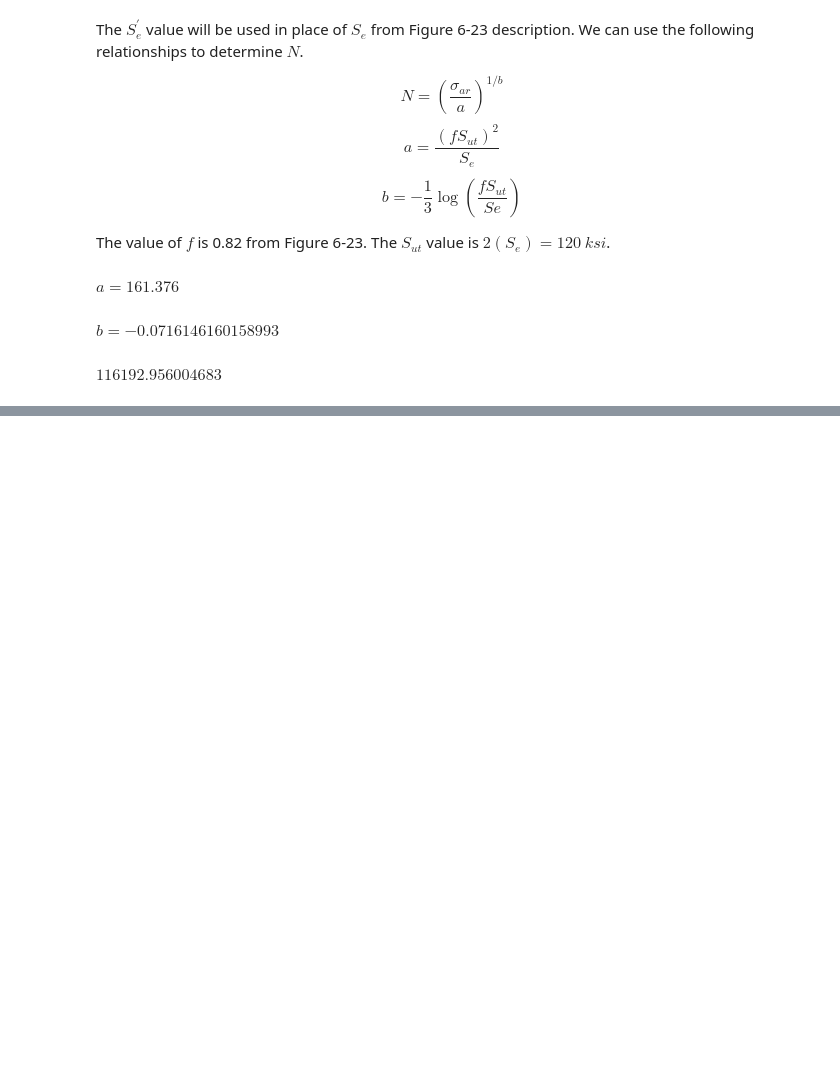
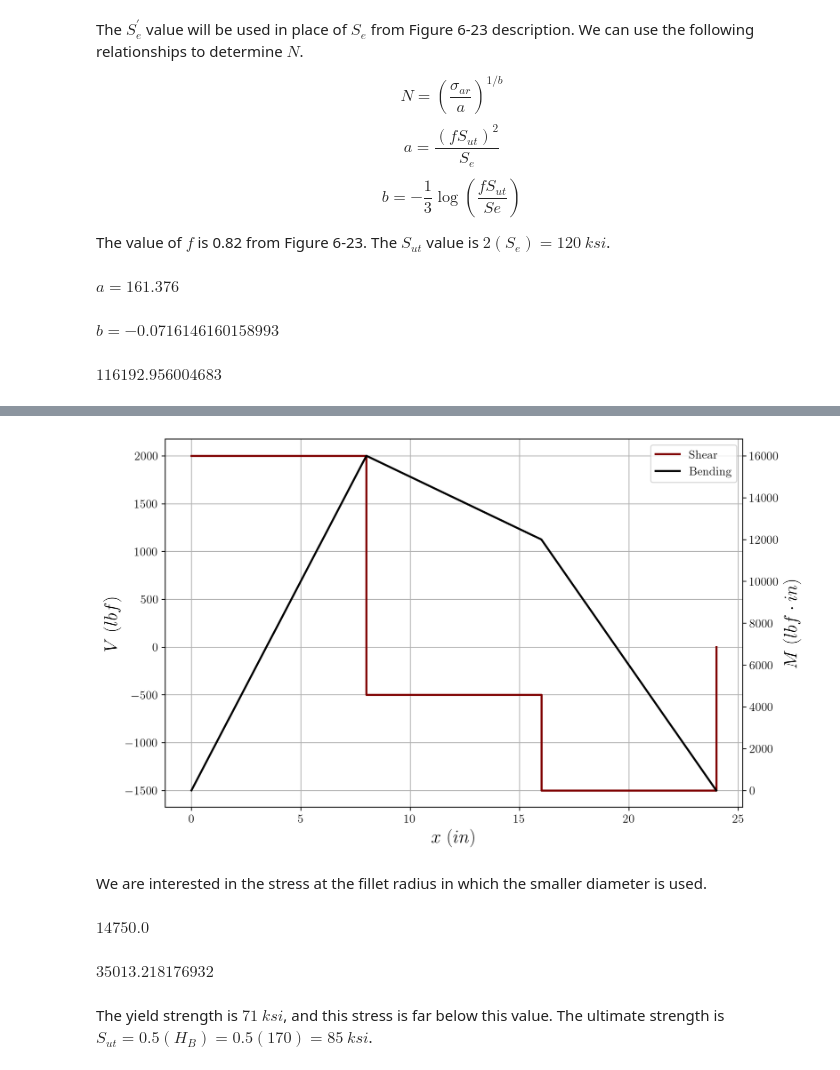
Before and after one commit to gabemorris12/Homework, a Jupyter notebook: Machine Design Homework 4.ipynb, the cells around one changed output, grey strips where cells are left out. Drawn from its saved outputs; the diff is of its cells as text; code cells hidden in the pictures; blank space fills up the shorter version.

```diff
--- a/Machine Design Homework 4.ipynb
+++ b/Machine Design Homework 4.ipynb
@@ -138,0 +153,12 @@ ME 4403 & Homework 4 & Gabe Morris \\
+# %%
+A, B = sp.symbols('A B')
+F1, F2 = 2500, 1000
+
+eq1 = sp.Eq(A + B, F1 + F2)
+eq2 = sp.Eq(B*24 - F1*8 - F2*16, 0)
+
+sol = sp.solve([eq1, eq2], dict=True)[0]
+
+display(eq1, eq2, Markdown('---'))
+for key, value in sol.items():
+    display(sp.Eq(key, value))
@@ -138,0 +171,39 @@ ME 4403 & Homework 4 & Gabe Morris \\
+# %%
+# Plotting Shear and Bending Moment Diagram
+x = [0, 8, 16, 24]
+x_shear = [0, 8, 8, 16, 16, 24, 24]
+V1, V2, V3, V4 = [sol[A], sol[A] - F1, sol[A] - F1 - F2, sol[A] - F1 - F2 + sol[B]]
+V = [V1, V1, V2, V2, V3, V3, V4]
+M = M1, M2, M3, M4 = [0, V1*8, V1*8 + V2*8, V1*8 + V2*8 + V3*8]
+
+fig, ax = plt.subplots()
+ax2 = ax.twinx()
+
+ax.plot(x_shear, V, label='Shear')
+ax2.plot(x, M, color='black', label='Bending')
+ax2.grid(visible=False)
+
+ax.legend(handles=[ax.lines[0], ax2.lines[0]])
+ax.set_xlabel('$x$ ($in$)')
+ax.set_ylabel('$V$ ($lbf$)')
+ax2.set_ylabel(r'$M$ ($lbf\cdot in$)')
+
+plt.show()
+# %% [output]
+[figure, added]
+# %% [markdown]
+We are interested in the stress at the fillet radius in which the smaller diameter is used.
+# %%
+M_mid = (M3 - M2)/8*(sp.S('10.5') - 8) + M2
+M_mid  # in lbf*in
+# %% [output]
+$\displaystyle 14750.0$
+# %%
+c = sp.S('1.625')/2
+I = sp.pi.n()/4*c**4
+sig = M_mid*c/I
+sig  # in psi
+# %% [output]
+$\displaystyle 35013.218176932$
+# %% [markdown]
+The yield strength is $71\ ksi$, and this stress is far below this value. The ultimate strength is $S_{ut}=0.5(H_B)=0.5(170)=85\ ksi$.
```
Also changed, not shown: parts of 4 cells of this notebook, 1 other file.
